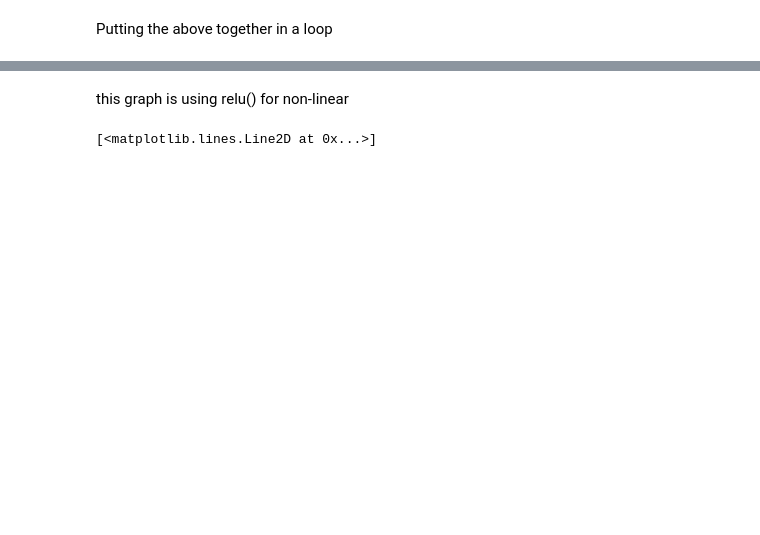
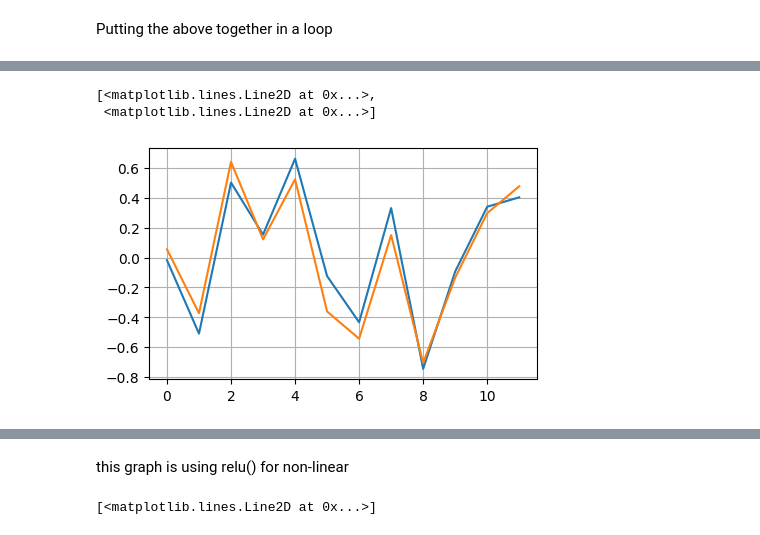
Before and after one commit to romenlaw/NaiveNeuralNetwork, a Jupyter notebook: tests.ipynb, the cells around one changed output, grey strips where cells are left out. Drawn from its saved outputs; the diff is of its cells as text; code cells hidden in the pictures; blank space fills up the shorter version.

```diff
--- a/tests.ipynb
+++ b/tests.ipynb
@@ -308,6 +303,10 @@ batch_x = [
 batch_y = [1.0, -1.0, -1.0, 1.0] # ground true of y
 
 mlp = MLP(3, [4,4,1])
+# %%
+ys_b4=[w.data for n in mlp.layers[1].neurons for w in n.w]
+y0s_b4=[w.data for n in mlp.layers[0].neurons for w in n.w]
+y2s_b4=[w.data for n in mlp.layers[2].neurons for w in n.w]
 # %%
 losses=[]
 batch_size=300
@@ -344,0 +344,11 @@ y_pred
+# %%
+ys=[w.data for n in mlp.layers[1].neurons for w in n.w]
+y0s=[w.data for n in mlp.layers[0].neurons for w in n.w]
+y2s=[w.data for n in mlp.layers[2].neurons for w in n.w]
+xs=[i for i in range(len(y0s))]
+plt.plot(xs, y0s_b4, y0s)
+#print(len(xs), len(ys), len(y0s), len(y2s))
+# %% [output]
+[<matplotlib.lines.Line2D at 0x...>,
+ <matplotlib.lines.Line2D at 0x...>]
+[figure, added]
```
Also changed, not shown: parts of 9 cells of this notebook.
